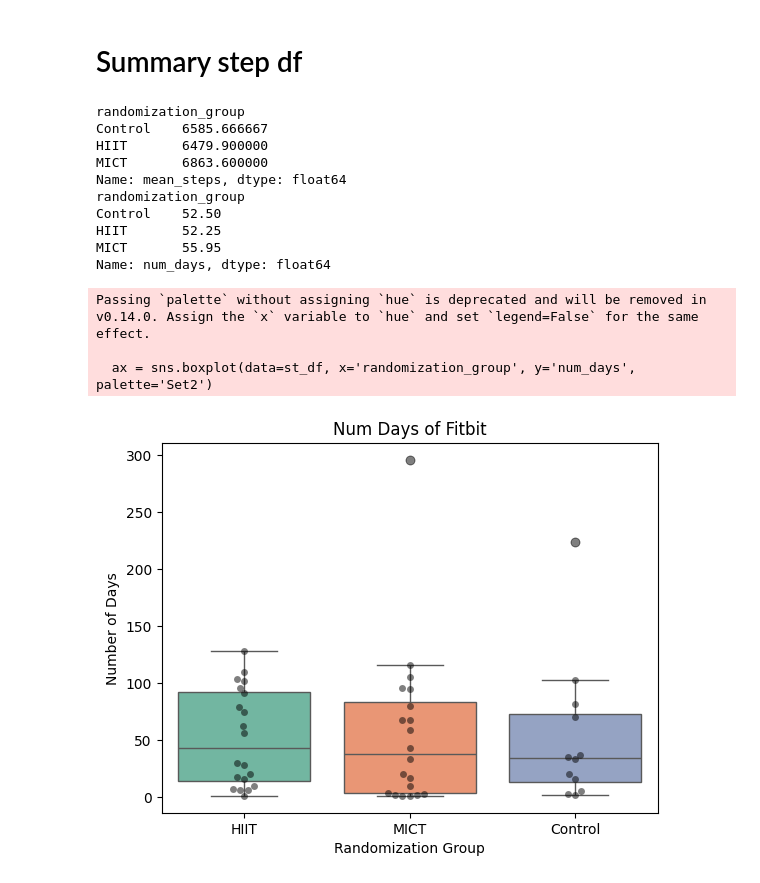
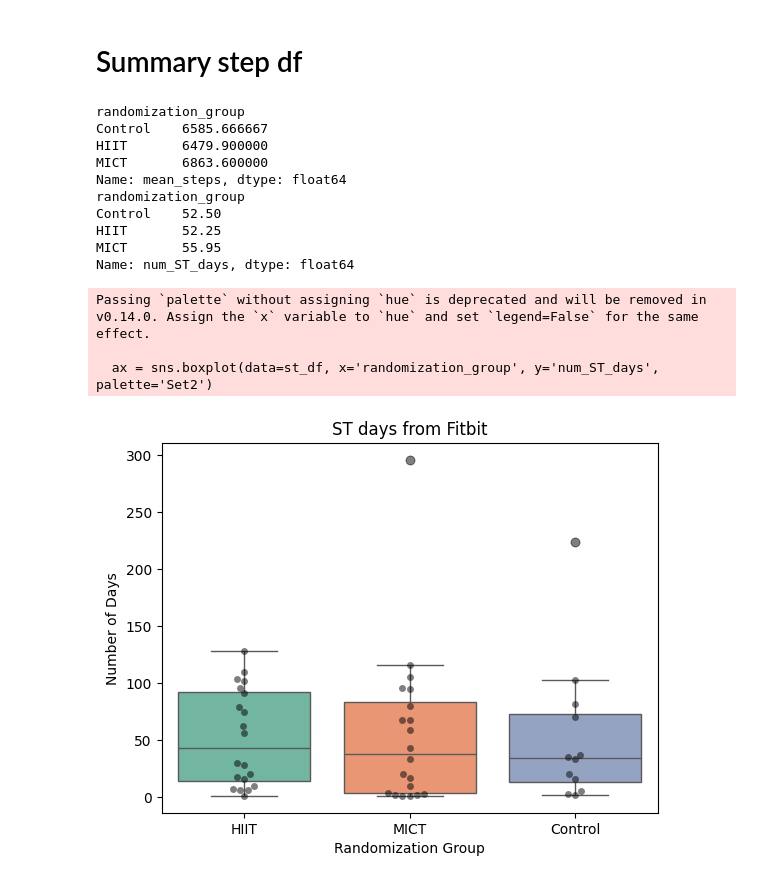
Before and after one commit to cmcginity/hiit-vs-mict, a Jupyter notebook: src/py/notebooks/Fitbit_Steps_Analysis.ipynb, the cells around one changed output. Drawn from its saved outputs; the diff is of its cells as text; code cells hidden in the pictures.

Commit message:
added to fitbit notebook

```diff
--- a/src/py/notebooks/Fitbit_Steps_Analysis.ipynb
+++ b/src/py/notebooks/Fitbit_Steps_Analysis.ipynb
@@ -200,7 +192,7 @@ for participant in sorted_filenames:
             'participant': [participant],
             'enrollment_status': [enroll],
             'randomization_group': [ex_group],
-            'num_days': [num_days],
+            'num_ST_days': [num_days],
             'mean_steps': [mean_steps]
         })
     all_data = pd.concat([all_data, metrics_df], ignore_index=True)
@@ -209,7 +201,7 @@ for participant in sorted_filenames:
 st_df = all_data
 st_df.sort_values(by='mean_steps')
 print(st_df.groupby('randomization_group')['mean_steps'].mean())
-print(st_df.groupby('randomization_group')['num_days'].mean())
+print(st_df.groupby('randomization_group')['num_ST_days'].mean())
 st_df.to_csv('/Users/aubreykr/Desktop/Fitbit_Step_Counts.csv', index=False)
 # %% [output]
 randomization_group
@@ -221,7 +213,7 @@ randomization_group
 Control    52.50
 HIIT       52.25
 MICT       55.95
-Name: num_days, dtype: float64
+Name: num_ST_days, dtype: float64
 # %%
 # Iterate through groups and plot with matplotlib
 # groups = st_df.groupby('randomization_group')
@@ -229,38 +221,38 @@ Name: num_days, dtype: float64
 # for name, group in groups:
 #     plt.plot(group['randomization_group'], group['num_days'], marker='o', linestyle='', label=name)
 
 # plt.legend(title='Randomization Group')
 # plt.xlabel('Number of Days')
 # plt.ylabel('Randomization Group')
 # plt.title("Num days of Fitbit")
 # plt.show()
 
 
 # Boxplot of number of days per group with seaborn
 # Create the box plot
-ax = sns.boxplot(data=st_df, x='randomization_group', y='num_days', palette='Set2')
+ax = sns.boxplot(data=st_df, x='randomization_group', y='num_ST_days', palette='Set2')
 # Overlay with swarm plot to show individual points
-sns.swarmplot(data=st_df, x='randomization_group', y='num_days', color='black', alpha=0.5)
+sns.swarmplot(data=st_df, x='randomization_group', y='num_ST_days', color='black', alpha=0.5)
 plt.xlabel('Randomization Group')
 plt.ylabel('Number of Days')
-plt.title('Num Days of Fitbit')
+plt.title('ST days from Fitbit')
 plt.show()
 
 
 
 # Create the histogram with individual data points
 # plt.figure(figsize=(10, 6))
 # sns.histplot(data=st_df, x='num_days', hue='randomization_group', palette='Set2', bins=40)
 
 # plt.xlabel('Number of Days')
 # plt.ylabel('Count')
 # plt.title('Num Days of Fitbit')
 # plt.show()
 # %% [output]
 Passing `palette` without assigning `hue` is deprecated and will be removed in v0.14.0. Assign the `x` variable to `hue` and set `legend=False` for the same effect.
 
-  ax = sns.boxplot(data=st_df, x='randomization_group', y='num_days', palette='Set2')
+  ax = sns.boxplot(data=st_df, x='randomization_group', y='num_ST_days', palette='Set2')
-[figure, old version]
+[figure, new version]
 # %%
 complete_df = st_df[st_df['enrollment_status']=="Completed"]
 
```
Also changed, not shown: parts of 17 cells of this notebook.
